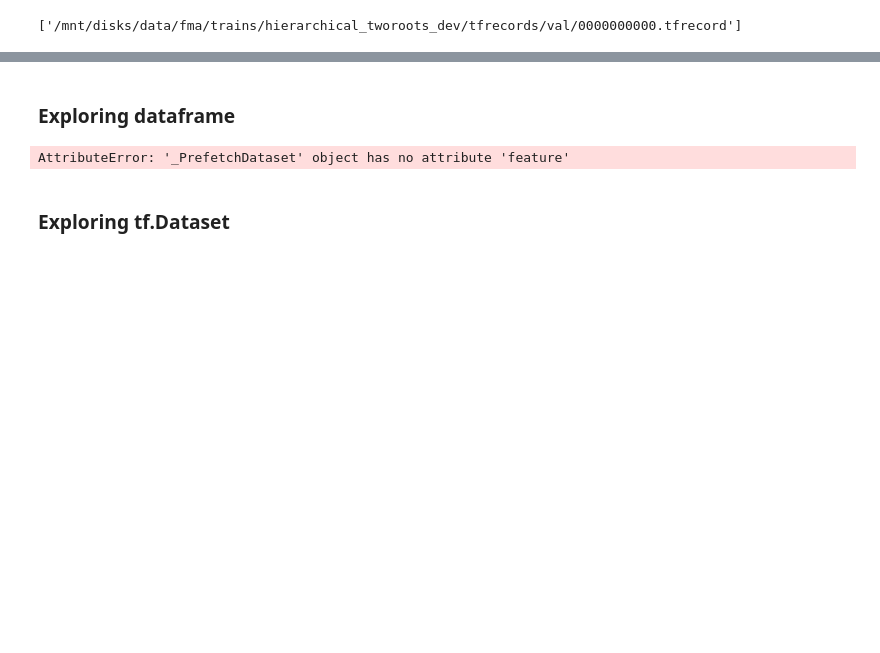
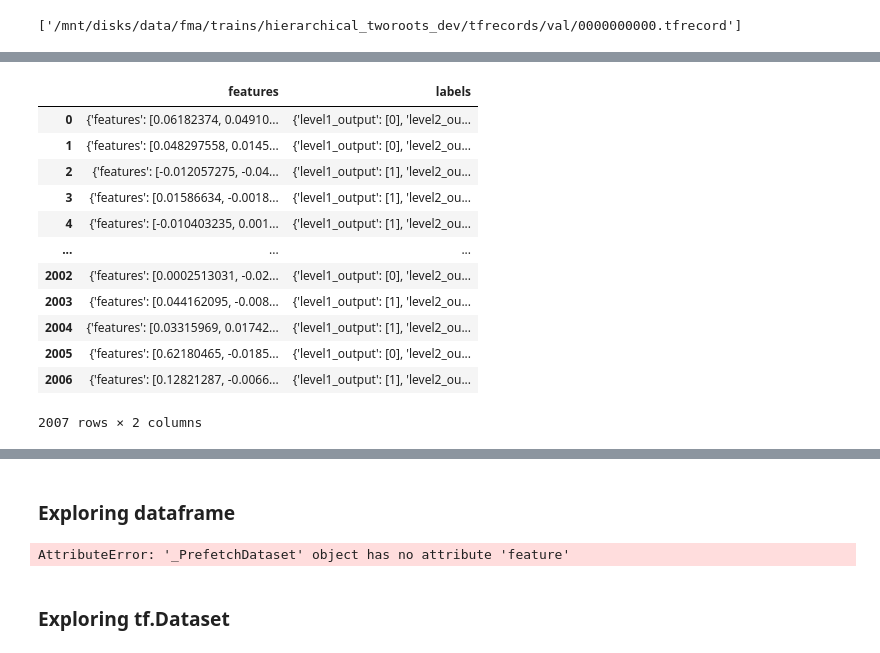
Before and after one commit to Sette/hmc, a Jupyter notebook: Dataset.ipynb, the cells around one changed output, grey strips where cells are left out. Saved outputs shown, nothing was run; the diff lists cells and outputs as text; code cells hidden in the pictures; blank space fills up the shorter version.

```diff
--- a/Dataset.ipynb
+++ b/Dataset.ipynb
@@ -64,2 +79,2 @@ ds = tf.data.TFRecordDataset(files[0])
 # %%
-ds_validation = Dataset(valset_pattern, 10, 32, depth=metadata['max_depth']).build(df=False)
+ds_validation = Dataset(valset_pattern, 10, 32, depth=metadata['max_depth']).build(df=True)
@@ -65,0 +83,16 @@ ds_validation = Dataset(valset_pattern, 10, 32, depth=metadata['max_depth']).bui
+# %%
+ds_validation
+# %% [output]
+|  | features | labels |
+| 0 | {'features': [0.06182374, 0.04910... | {'level1_output': [0], 'level2_ou... |
+| 1 | {'features': [0.048297558, 0.0145... | {'level1_output': [0], 'level2_ou... |
+| 2 | {'features': [-0.012057275, -0.04... | {'level1_output': [1], 'level2_ou... |
+| 3 | {'features': [0.01586634, -0.0018... | {'level1_output': [1], 'level2_ou... |
+| 4 | {'features': [-0.010403235, 0.001... | {'level1_output': [1], 'level2_ou... |
+| ... | ... | ... |
+| 2002 | {'features': [0.0002513031, -0.02... | {'level1_output': [0], 'level2_ou... |
+| 2003 | {'features': [0.044162095, -0.008... | {'level1_output': [1], 'level2_ou... |
+| 2004 | {'features': [0.03315969, 0.01742... | {'level1_output': [1], 'level2_ou... |
+| 2005 | {'features': [0.62180465, -0.0185... | {'level1_output': [0], 'level2_ou... |
+| 2006 | {'features': [0.12821287, -0.0066... | {'level1_output': [1], 'level2_ou... |
+2007 rows × 2 columns
```
Also changed, not shown: parts of 12 cells of this notebook, 7 other files.
